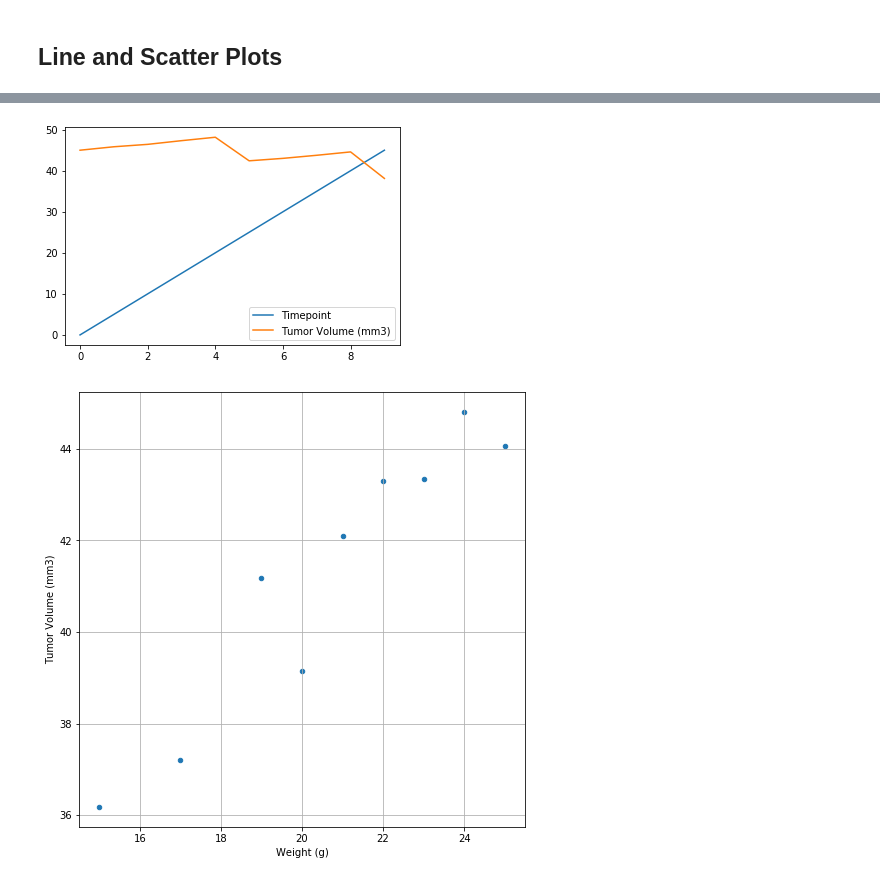
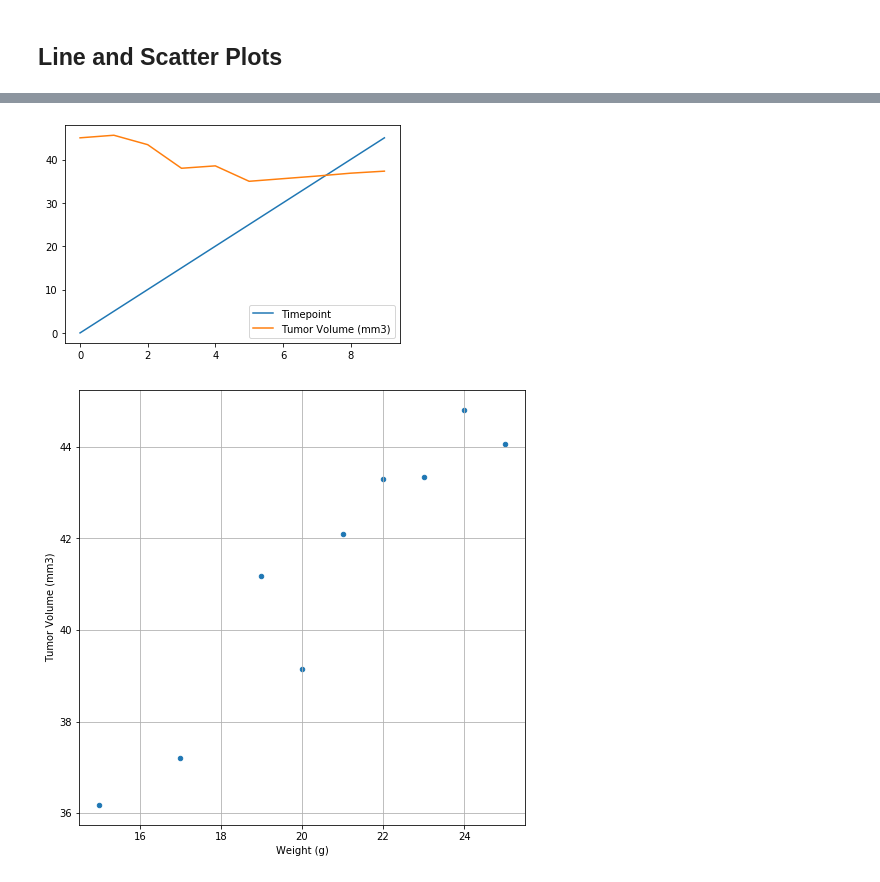
Before and after one commit to Ingrid-Deukoue/The-Power-of-Plots, a Jupyter notebook: pymaceuticals_starter.ipynb, the cells around one changed output, grey strips where cells are left out. Cells and saved outputs as stored; diff of their text form; code cells hidden in the pictures.

```diff
--- a/pymaceuticals_starter.ipynb
+++ b/pymaceuticals_starter.ipynb
@@ -4,7 +4,7 @@
 # Dependencies and Setup
 import matplotlib.pyplot as plt
 import pandas as pd
-import linregress as st
+#import linregress as st
 import numpy as np
 
 # Study data files
@@ -17,7 +17,7 @@ study_results = pd.read_csv(study_results_path)
 
 # Combine the data into a single dataset
 Mouse_Data_Results_df = pd.merge(mouse_metadata,study_results,
-                                 on='Mouse ID', how = 'outer')
+                                 how = 'inner',  on='Mouse ID')
 # Display the data table for preview
 Mouse_Data_Results_df
 # %% [output]
@@ -56,8 +68,7 @@ duplicate_mouse
 # %%
 # Create a clean DataFrame by dropping the duplicate mouse by its ID.
 #Mouse_Data_Results_df.drop_duplicates(duplicate_mouse)
-clean_data = Mouse_Data_Results_df.drop_duplicates(['Mouse ID', 'Timepoint'])
-
+clean_data = Mouse_Data_Results_df.loc[Mouse_Data_Results_df['Mouse ID'] != 'g989']
 clean_data.head()
 # %% [output]
 |  | Mouse ID | Drug Regimen | Sex | Age_months | Weight (g) | Timepoint | Tumor Volume (mm3) | ... |
@@ -262,20 +305,20 @@ regimen_time_data
 # %%
 # Generate a line plot of time point versus tumor volume for a mouse treated with Capomulin
-time_vs_tumor = Mouse_Data_Results_df[Mouse_Data_Results_df["Mouse ID"].isin(["j119"])]
+time_vs_tumor = clean_data[clean_data["Mouse ID"].isin(["i738"])]
 time_vs_tumor
 
 time_vs_tumor_data = time_vs_tumor[["Mouse ID", "Timepoint", "Tumor Volume (mm3)"]]
 time_vs_tumor_data
 
 line_plot_df = time_vs_tumor_data.reset_index()
 line_plot_df
 
 line_plot_final = line_plot_df[["Mouse ID", "Timepoint", "Tumor Volume (mm3)"]]
 line_plot_final
 
 lines = line_plot_final.plot.line()
 # %% [output]
-[figure, old version]
+[figure, new version]
 # %%
 # Generate a scatter plot of mouse weight versus average tumor volume for the Capomulin regimen
 tumor_volume_list = line_plot_final['Tumor Volume (mm3)'].tolist()
```
Also changed, not shown: parts of 14 cells of this notebook, 1 other file.
